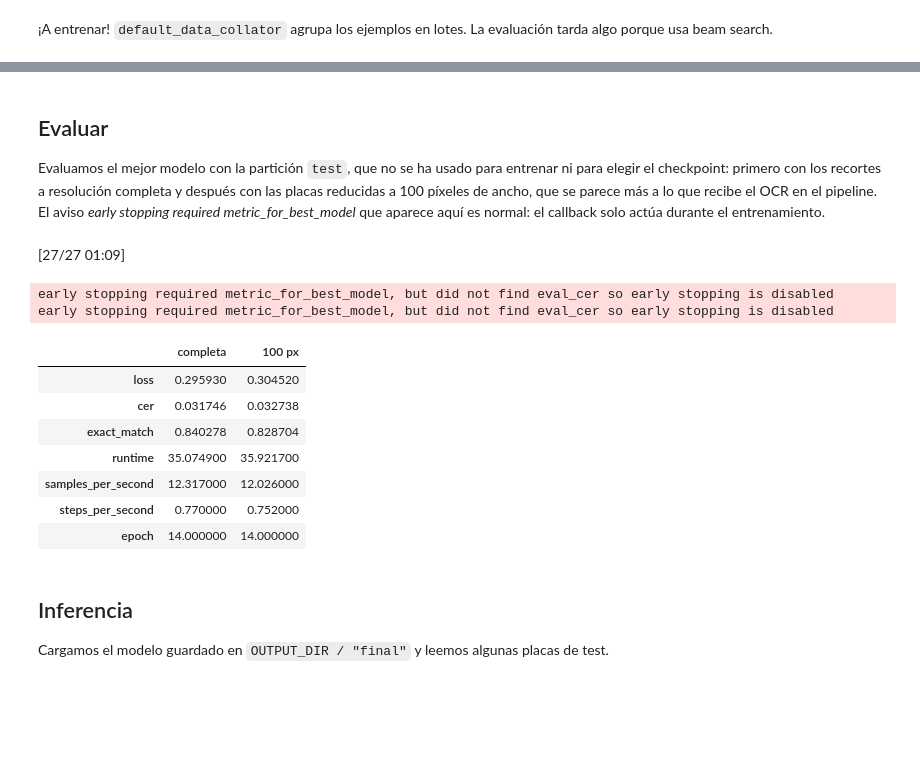
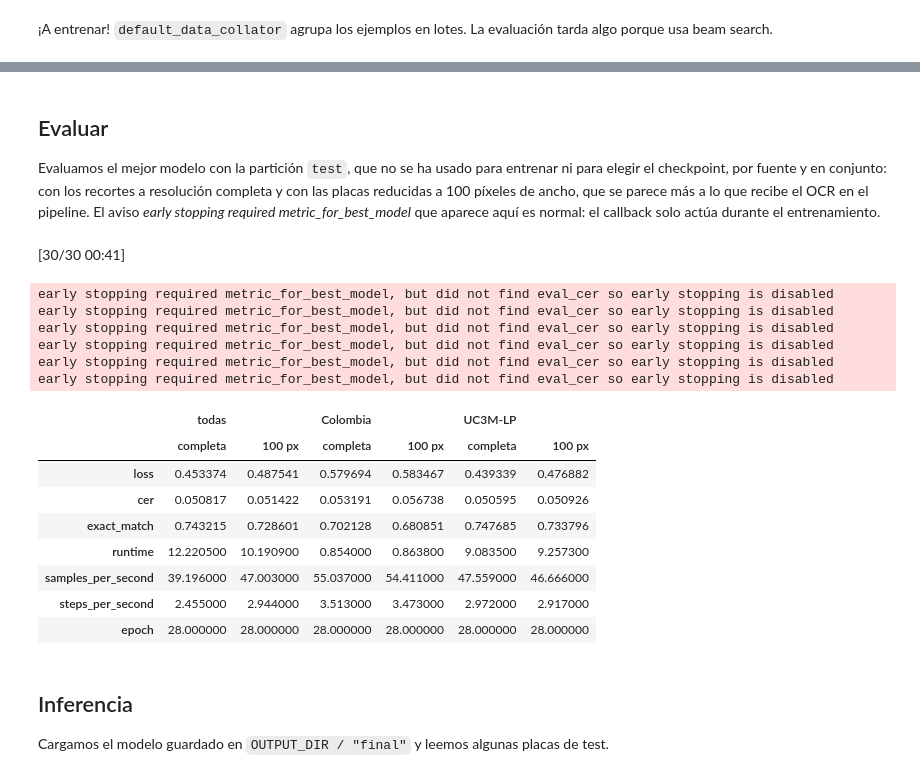
Before and after one commit to freddmejia/ocr_detector_vit, a Jupyter notebook: notebooks/TrOCR_Placas.ipynb, the cells around one changed output, grey strips where cells are left out. Saved outputs shown, nothing was run; the diff lists cells and outputs as text; code cells hidden in the pictures; blank space fills up the shorter version.

```diff
--- a/notebooks/TrOCR_Placas.ipynb
+++ b/notebooks/TrOCR_Placas.ipynb
@@ -64,6 +69,13 @@ if USAR_RELLENAS:
 else:
     DATA_DIR = Path(os.environ.get("PLATES_OCR_DATA_DIR", project_dir / "data" / "ocr_vehicles" / "UC3M-LP_ocr"))
     OUTPUT_DIR = Path(os.environ.get("TROCR_OUTPUT_DIR", project_dir / "outputs")) / "trocr_placas"
+# True: añade las placas colombianas de new_plates/plates-ocr-train (recortes ya ajustados a la placa).
+USAR_COLOMBIANAS = True
+COLOMBIA_DIR = Path(os.environ.get("COLOMBIA_PLATES_DIR",
+                                   project_dir / "data" / "ocr_vehicles" / "new_plates" / "plates-ocr-train"))
+COLOMBIA_REPEAT = 2  # veces que aparece cada placa colombiana por época, con aumentos distintos
+if USAR_COLOMBIANAS:
+    OUTPUT_DIR = OUTPUT_DIR.with_name(OUTPUT_DIR.name + "_colombia")
 OUTPUT_DIR.mkdir(parents=True, exist_ok=True)
 
 CROP_PADDING = (0.08, 0.15)  # (horizontal, vertical), igual que en Pipeline_Placas_OCR.ipynb
@@ -71,6 +83,9 @@ CROP_CONTEXT = (0.25, 0.45)  # margen guardado alrededor de la placa, para el au
 CROP_MAX_SIDE = 768
 VALIDATION_FRACTION = 0.1
 SEED = 42
+# Tamaño (alto, ancho) de entrada al modelo, múltiplo de 16. TrOCR usa (384, 384); una placa es ancha, así que
+# (192, 384) conserva la resolución horizontal con la mitad de parches y el codificador tarda la mitad.
+IMAGE_SIZE = (128, 128)
 
 
 def ampliar_caja(caja, padding, ancho, alto):
@@ -187,7 +268,7 @@ import io
 
 import torch
 from torch.utils.data import Dataset
-from PIL import ImageEnhance, ImageFilter, ImageOps
+from PIL import ImageEnhance, ImageFilter, ImageOps, ImageStat
 
 class PlateDataset(Dataset):
     def __init__(self, root_dir, df, processor, max_target_length=16, augment=False, downscale_width=None):
@@ -207,7 +288,8 @@ class PlateDataset(Dataset):
             return image.crop(ampliar_caja(box, CROP_PADDING, image.width, image.height))
         # random rotation around the plate centre, then a random margin on each side
         center = ((box[0] + box[2]) / 2, (box[1] + box[3]) / 2)
-        image = image.rotate(random.uniform(-4, 4), resample=Image.BICUBIC, center=center, fillcolor=(0, 0, 0))
+        fill = tuple(int(v) for v in ImageStat.Stat(image).median)
+        image = image.rotate(random.uniform(-4, 4), resample=Image.BICUBIC, center=center, fillcolor=fill)
         w, h = box[2] - box[0], box[3] - box[1]
         pad = [random.uniform(0.5, 2.0) * CROP_PADDING[i % 2] for i in range(4)]
         return image.crop((
@@ -265,17 +347,18 @@ Inicializamos los datasets de entrenamiento, validación y test:
 from transformers import TrOCRProcessor
 
 processor = TrOCRProcessor.from_pretrained("microsoft/trocr-base-handwritten")
-train_dataset = PlateDataset(root_dir=str(DATA_DIR / "image") + "/",
+processor.image_processor.size = {"height": IMAGE_SIZE[0], "width": IMAGE_SIZE[1]}
+train_dataset = PlateDataset(root_dir="",
                              df=train_df,
                              processor=processor,
                              augment=True)
-eval_dataset = PlateDataset(root_dir=str(DATA_DIR / "image") + "/",
+eval_dataset = PlateDataset(root_dir="",
                             df=eval_df,
                             processor=processor)
-test_dataset = PlateDataset(root_dir=str(DATA_DIR / "image") + "/",
+test_dataset = PlateDataset(root_dir="",
                             df=test_df,
                             processor=processor)
-test_low_res_dataset = PlateDataset(root_dir=str(DATA_DIR / "image") + "/",
+test_low_res_dataset = PlateDataset(root_dir="",
                                     df=test_df,
                                     processor=processor,
                                     downscale_width=100)
@@ -463,29 +576,36 @@ Epocas entrenadas: 14.0
 # %% [markdown]
 ## Evaluar
 
-Evaluamos el mejor modelo con la partición `test`, que no se ha usado para entrenar ni para elegir el checkpoint:
-primero con los recortes a resolución completa y después con las placas reducidas a 100 píxeles de ancho, que se parece
-más a lo que recibe el OCR en el pipeline. El aviso *early stopping required metric_for_best_model* que aparece aquí
+Evaluamos el mejor modelo con la partición `test`, que no se ha usado para entrenar ni para elegir el checkpoint, por
+fuente y en conjunto: con los recortes a resolución completa y con las placas reducidas a 100 píxeles de ancho, que se
+parece más a lo que recibe el OCR en el pipeline. El aviso *early stopping required metric_for_best_model* que aparece aquí
 es normal: el callback solo actúa durante el entrenamiento.
 # %%
-test_metrics = trainer.evaluate(eval_dataset=test_dataset, metric_key_prefix="test")
-test_low_res_metrics = trainer.evaluate(eval_dataset=test_low_res_dataset, metric_key_prefix="test_100px")
-pd.DataFrame({
-    "completa": {k.removeprefix("test_"): v for k, v in test_metrics.items()},
-    "100 px": {k.removeprefix("test_100px_"): v for k, v in test_low_res_metrics.items()},
-})
+resultados = {}
+for fuente, parte in [("todas", test_df)] + list(test_df.groupby("fuente")):
+    parte = parte.reset_index(drop=True)
+    for resolucion, ancho in (("completa", None), ("100 px", 100)):
+        metricas = trainer.evaluate(eval_dataset=PlateDataset("", parte, processor, downscale_width=ancho),
+                                    metric_key_prefix="test")
+        resultados[(fuente, resolucion)] = {k.removeprefix("test_"): v for k, v in metricas.items()}
+pd.DataFrame(resultados)
 # %% [output]
-[27/27 01:09]
+[30/30 00:41]
 early stopping required metric_for_best_model, but did not find eval_cer so early stopping is disabled
 early stopping required metric_for_best_model, but did not find eval_cer so early stopping is disabled
+early stopping required metric_for_best_model, but did not find eval_cer so early stopping is disabled
+early stopping required metric_for_best_model, but did not find eval_cer so early stopping is disabled
+early stopping required metric_for_best_model, but did not find eval_cer so early stopping is disabled
+early stopping required metric_for_best_model, but did not find eval_cer so early stopping is disabled
-|  | completa | 100 px |
-| loss | 0.295930 | 0.304520 |
-| cer | 0.031746 | 0.032738 |
-| exact_match | 0.840278 | 0.828704 |
-| runtime | 35.074900 | 35.921700 |
-| samples_per_second | 12.317000 | 12.026000 |
-| steps_per_second | 0.770000 | 0.752000 |
-| epoch | 14.000000 | 14.000000 |
+|  | todas |  | Colombia |  | UC3M-LP |  |
+|  | completa | 100 px | completa | 100 px | completa | 100 px |
+| loss | 0.453374 | 0.487541 | 0.579694 | 0.583467 | 0.439339 | 0.476882 |
+| cer | 0.050817 | 0.051422 | 0.053191 | 0.056738 | 0.050595 | 0.050926 |
+| exact_match | 0.743215 | 0.728601 | 0.702128 | 0.680851 | 0.747685 | 0.733796 |
+| runtime | 12.220500 | 10.190900 | 0.854000 | 0.863800 | 9.083500 | 9.257300 |
+| samples_per_second | 39.196000 | 47.003000 | 55.037000 | 54.411000 | 47.559000 | 46.666000 |
+| steps_per_second | 2.455000 | 2.944000 | 3.513000 | 3.473000 | 2.972000 | 2.917000 |
+| epoch | 28.000000 | 28.000000 | 28.000000 | 28.000000 | 28.000000 | 28.000000 |
 # %% [markdown]
 ## Inferencia
 
```
Also changed, not shown: parts of 12 cells of this notebook, 6 other files.
